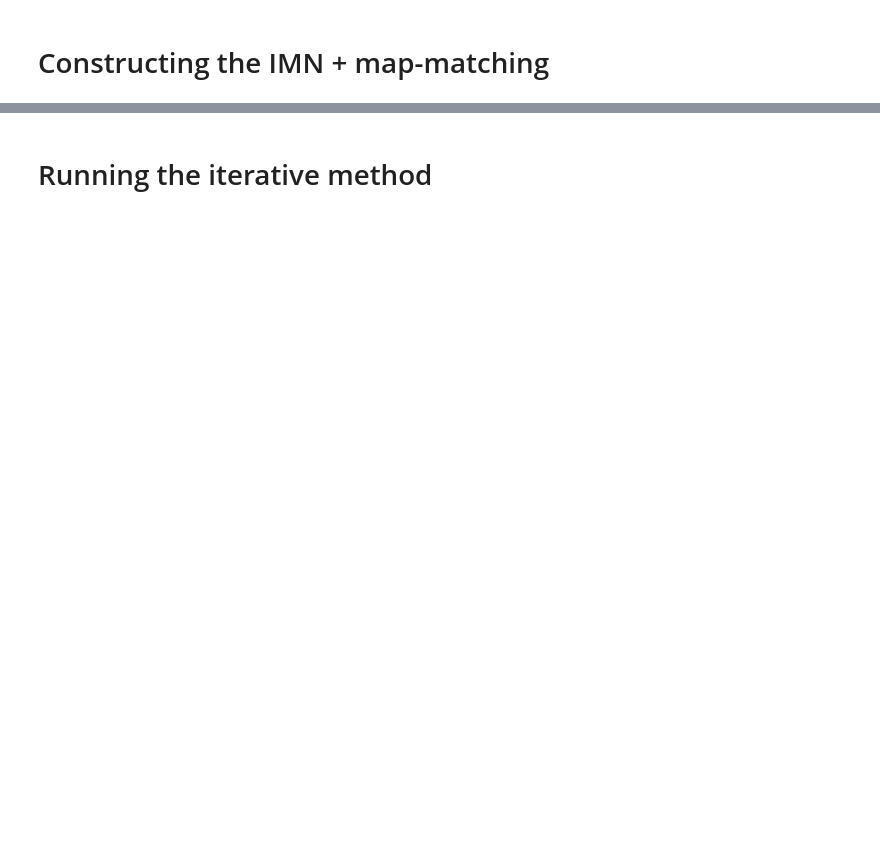
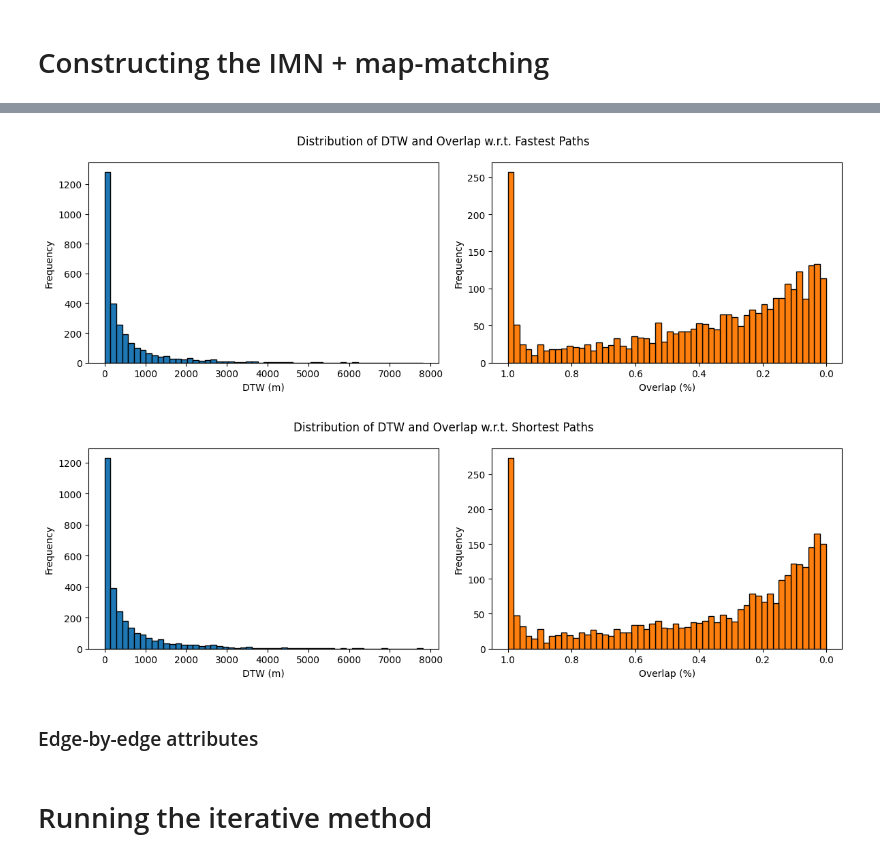
Before and after one commit to Slocon00/synth-route-gen, a Jupyter notebook: example.ipynb, the cells around one changed output, grey strips where cells are left out. Drawn from its saved outputs; the diff is of its cells as text; code cells hidden in the pictures; blank space fills up the shorter version.

```diff
--- a/example.ipynb
+++ b/example.ipynb
@@ -61,0 +188,38 @@ points_to_osmnx_routes(G,
+# %%
+dtw_overlap = pd.read_csv('data/milano_2007_dtw_overlap.csv.gz')
+# %%
+# Distribution of DTW and Jaccard
+fig, ax = plt.subplots(1, 2, figsize=(12, 4))
+
+ax[0].hist(dtw_overlap['dtw_travel_time'], bins='sqrt', edgecolor='black', color='tab:blue')
+ax[0].set_xlabel('DTW (m)')
+ax[0].set_ylabel('Frequency')
+
+ax[1].hist(dtw_overlap['overlap_travel_time'], bins='sqrt', edgecolor='black', color='tab:orange')
+ax[1].invert_xaxis()
+ax[1].set_xlabel('Overlap (%)')
+ax[1].set_ylabel('Frequency')
+
+fig.suptitle('Distribution of DTW and Overlap w.r.t. Fastest Paths')
+plt.tight_layout()
+plt.show()
+
+fig, ax = plt.subplots(1, 2, figsize=(12, 4))
+
+ax[0].hist(dtw_overlap['dtw_length'], bins='sqrt', edgecolor='black', color='tab:blue')
+ax[0].set_xlabel('DTW (m)')
+ax[0].set_ylabel('Frequency')
+
+ax[1].hist(dtw_overlap['overlap_length'], bins='sqrt', edgecolor='black', color='tab:orange')
+ax[1].invert_xaxis()
+ax[1].set_xlabel('Overlap (%)')
+ax[1].set_ylabel('Frequency')
+
+fig.suptitle('Distribution of DTW and Overlap w.r.t. Shortest Paths')
+plt.tight_layout()
+plt.show()
+# %% [output]
+[figure, added]
+[figure, added]
+# %% [markdown]
+### Edge-by-edge attributes
```
Also changed, not shown: parts of 26 cells of this notebook, 4 other files.
